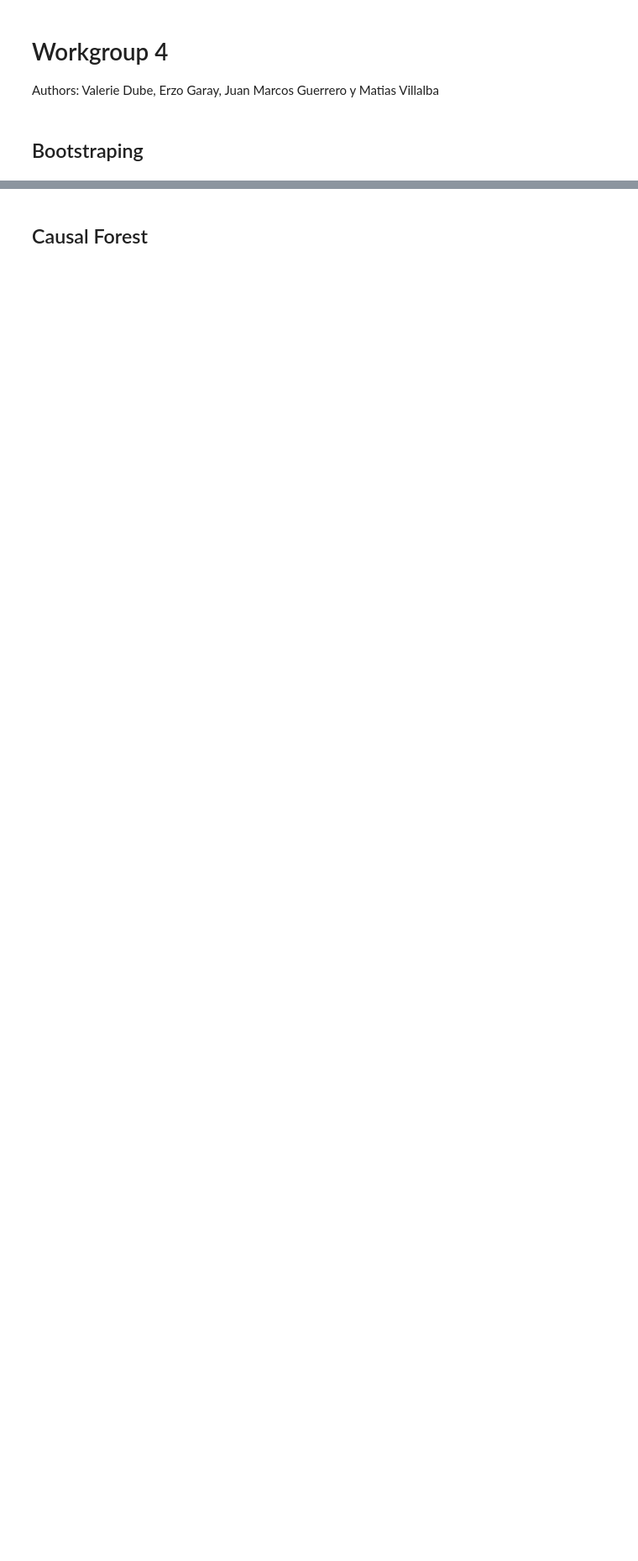
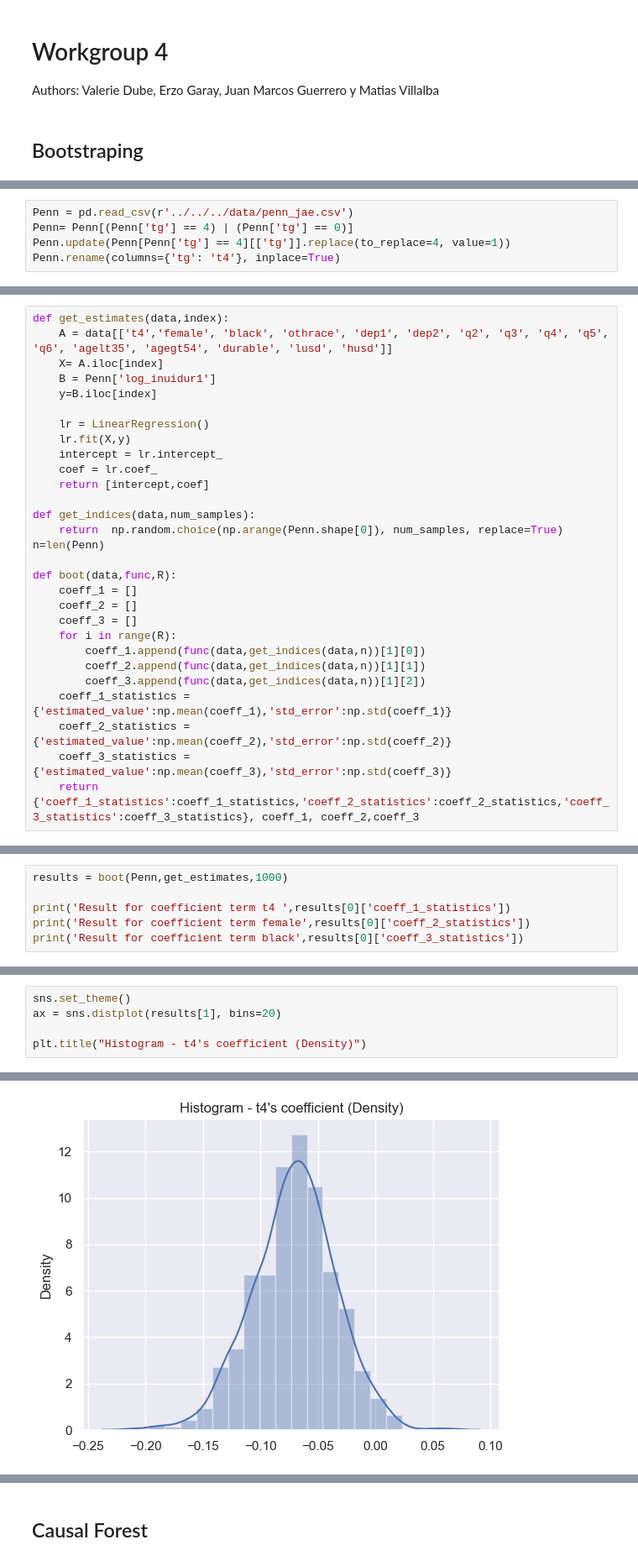
Before and after one commit to d2cml-ai/CausalAI-Course, a Jupyter notebook: labs/replication_4/lab4_group3_python.ipynb, the cells around one changed output, grey strips where cells are left out. Shown at 84% size. Cells and saved outputs as stored; diff of their text form; blank space fills up the shorter version.

```diff
--- a/labs/replication_4/lab4_group3_python.ipynb
+++ b/labs/replication_4/lab4_group3_python.ipynb
@@ -6,0 +22,5 @@ Authors: Valerie Dube, Erzo Garay, Juan Marcos Guerrero y Matias Villalba
+# %%
+Penn = pd.read_csv(r'../../../data/penn_jae.csv')
+Penn= Penn[(Penn['tg'] == 4) | (Penn['tg'] == 0)]
+Penn.update(Penn[Penn['tg'] == 4][['tg']].replace(to_replace=4, value=1))
+Penn.rename(columns={'tg': 't4'}, inplace=True)
@@ -6,0 +55,29 @@ Authors: Valerie Dube, Erzo Garay, Juan Marcos Guerrero y Matias Villalba
+# %%
+def get_estimates(data,index):
+    A = data[['t4','female', 'black', 'othrace', 'dep1', 'dep2', 'q2', 'q3', 'q4', 'q5', 'q6', 'agelt35', 'agegt54', 'durable', 'lusd', 'husd']]
+    X= A.iloc[index]
+    B = Penn['log_inuidur1']
+    y=B.iloc[index]
+
+    lr = LinearRegression()
+    lr.fit(X,y)
+    intercept = lr.intercept_
+    coef = lr.coef_
+    return [intercept,coef]
+
+def get_indices(data,num_samples):
+    return  np.random.choice(np.arange(Penn.shape[0]), num_samples, replace=True)
+n=len(Penn)
+
+def boot(data,func,R):
+    coeff_1 = []
+    coeff_2 = []
+    coeff_3 = []
+    for i in range(R):
+        coeff_1.append(func(data,get_indices(data,n))[1][0])
+        coeff_2.append(func(data,get_indices(data,n))[1][1])
+        coeff_3.append(func(data,get_indices(data,n))[1][2])
+    coeff_1_statistics = {'estimated_value':np.mean(coeff_1),'std_error':np.std(coeff_1)}
+    coeff_2_statistics = {'estimated_value':np.mean(coeff_2),'std_error':np.std(coeff_2)}
+    coeff_3_statistics = {'estimated_value':np.mean(coeff_3),'std_error':np.std(coeff_3)}
+    return {'coeff_1_statistics':coeff_1_statistics,'coeff_2_statistics':coeff_2_statistics,'coeff_3_statistics':coeff_3_statistics}, coeff_1, coeff_2,coeff_3
@@ -6,0 +86,6 @@ Authors: Valerie Dube, Erzo Garay, Juan Marcos Guerrero y Matias Villalba
+# %%
+results = boot(Penn,get_estimates,1000)
+
+print('Result for coefficient term t4 ',results[0]['coeff_1_statistics'])
+print('Result for coefficient term female',results[0]['coeff_2_statistics'])
+print('Result for coefficient term black',results[0]['coeff_3_statistics'])
@@ -6,0 +120,6 @@ Authors: Valerie Dube, Erzo Garay, Juan Marcos Guerrero y Matias Villalba
+# %%
+sns.set_theme()
+ax = sns.distplot(results[1], bins=20)
+
+plt.title("Histogram - t4's coefficient (Density)")
+# %% [output]
@@ -6,0 +136 @@ Authors: Valerie Dube, Erzo Garay, Juan Marcos Guerrero y Matias Villalba
+[figure, added]
```
Also changed, not shown: parts of 15 cells of this notebook, 1 other file.
